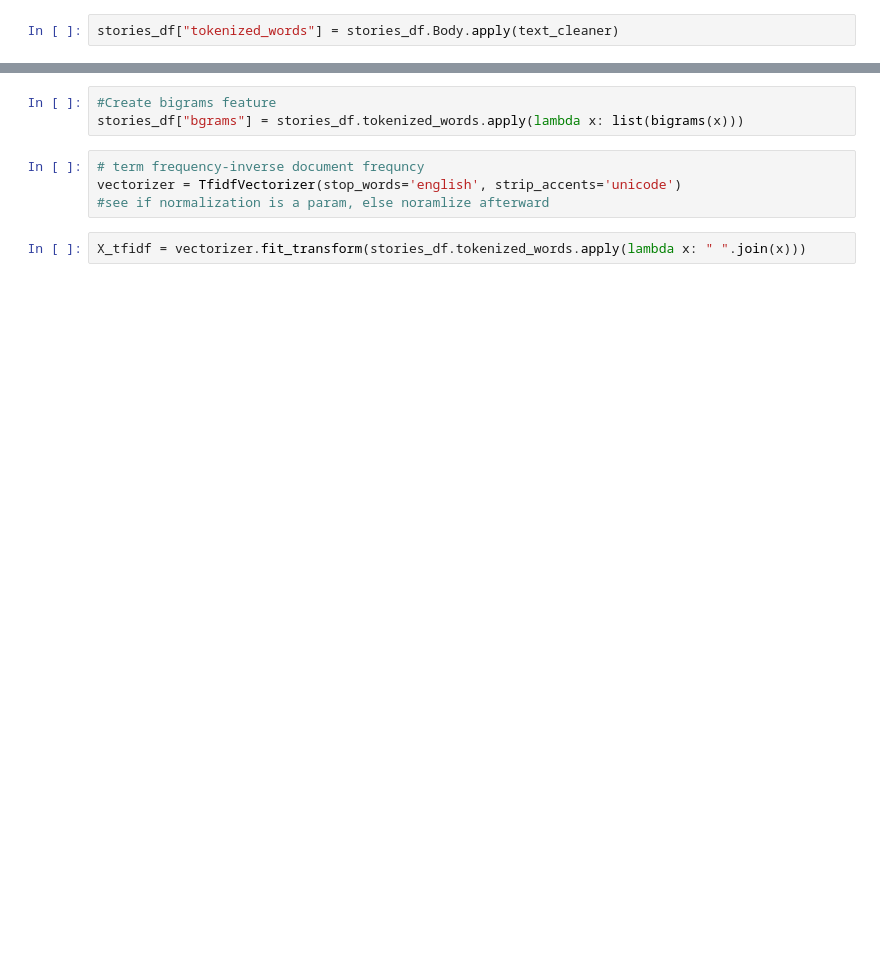
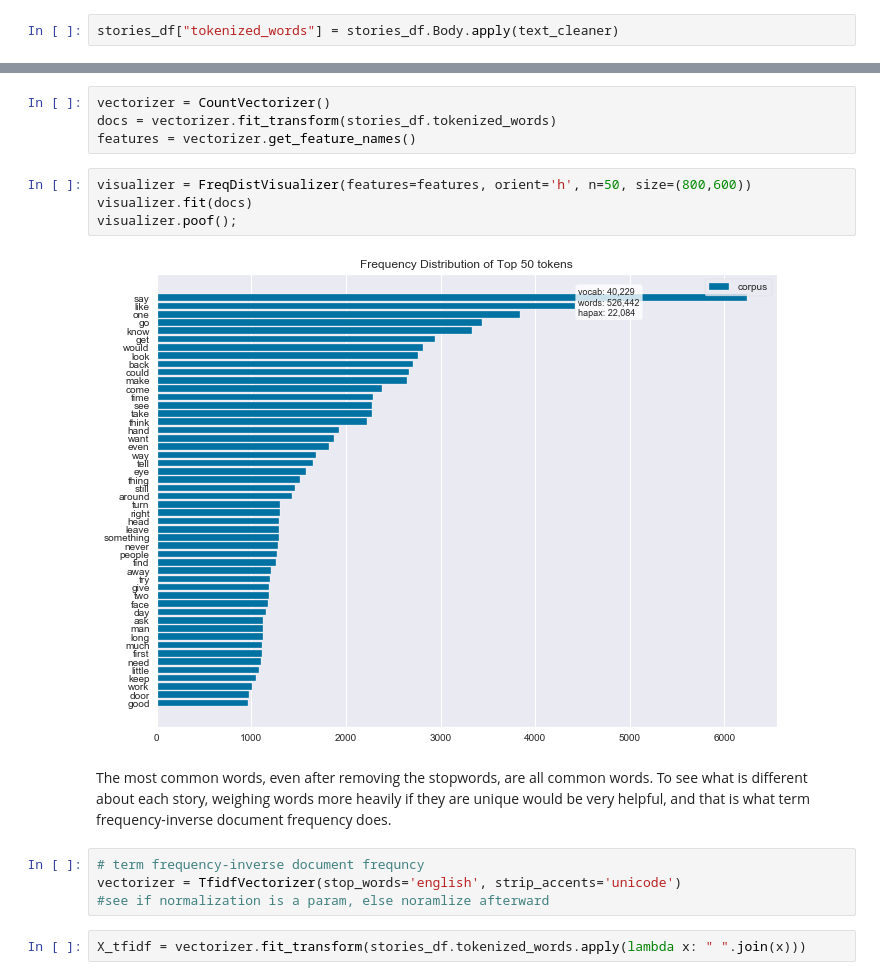
Before and after one commit to chrisoyer/unsupervised_learning-scifi_stories, a Jupyter notebook: scifi_stories.ipynb, the cells around one changed output, grey strips where cells are left out. Saved outputs shown, nothing was run; the diff lists cells and outputs as text; blank space fills up the shorter version.

```diff
--- a/scifi_stories.ipynb
+++ b/scifi_stories.ipynb
@@ -254,6 +232,15 @@ Index: []
-# %%
-#Create bigrams feature
-stories_df["bgrams"] = stories_df.tokenized_words.apply(lambda x: list(bigrams(x)))
+# %%
+vectorizer = CountVectorizer()
+docs = vectorizer.fit_transform(stories_df.tokenized_words)
+features = vectorizer.get_feature_names()
+# %%
+visualizer = FreqDistVisualizer(features=features, orient='h', n=50, size=(800,600))
+visualizer.fit(docs)
+visualizer.poof();
+# %% [output]
+[figure, added]
+# %% [markdown]
+The most common words, even after removing the stopwords, are all common words. To see what is different about each story, weighing words more heavily if they are unique would be very helpful, and that is what term frequency-inverse document frequency does.
 # %%
 # term frequency-inverse document frequncy
 vectorizer = TfidfVectorizer(stop_words='english', strip_accents='unicode')
```
Also changed, not shown: parts of 23 cells of this notebook.
